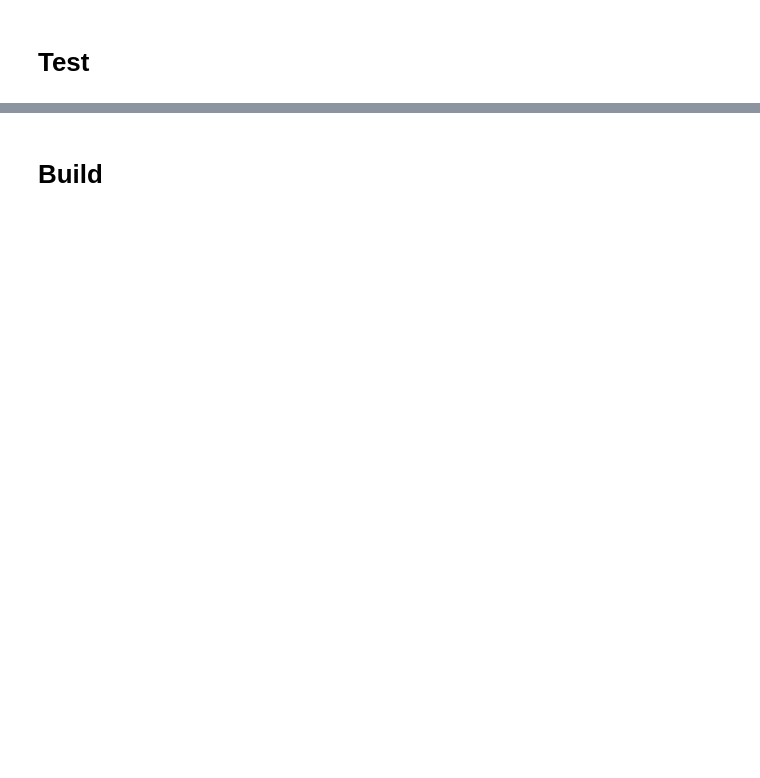
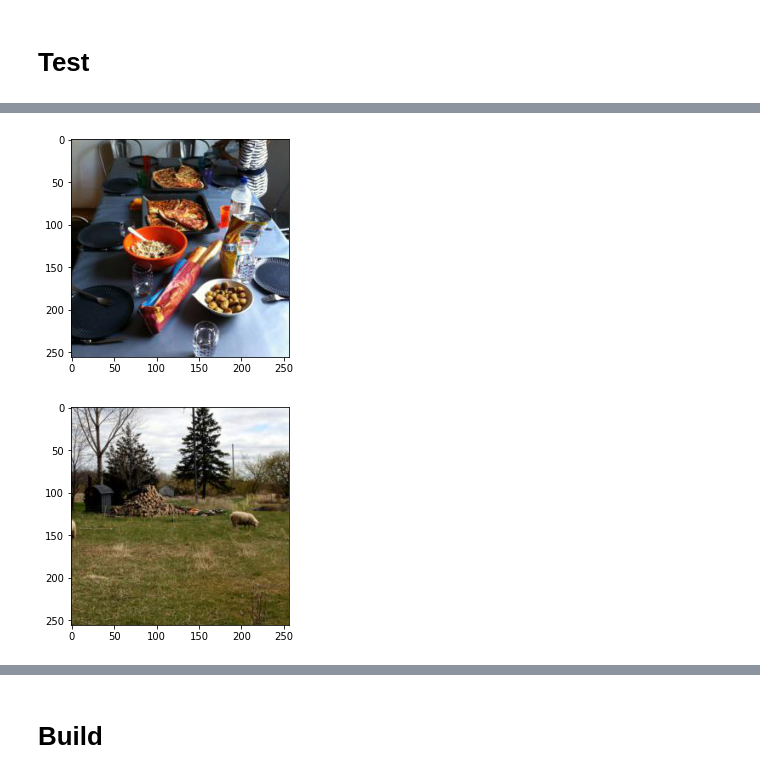
Before and after one commit to justinblaber/style_transfer, a Jupyter notebook: data.ipynb, the cells around one changed output, grey strips where cells are left out. Cells and saved outputs as stored; diff of their text form; code cells hidden in the pictures; blank space fills up the shorter version.

```diff
--- a/data.ipynb
+++ b/data.ipynb
@@ -83,0 +152,5 @@ df_val.to_csv(file_val, index=False)
+# %%
+#export
+class SubsetDataloader(data.DataLoader):
+    def __init__(self, dataset, num_samples=None, **kwargs):
+        super().__init__(dataset, sampler=SubsetSampler(dataset, num_samples), **kwargs)
@@ -89,3 +177,6 @@ file_trn = dir_data/'content'/'trn.csv'
+# %%
+def _get_img_csv_dataset(t, tfms=None):
+    return ImgCSVDataset(dir_content/'formatted_256'/t/'imgs', dir_content/f'{t}.csv', tfms)
 # %%
 tfms = transforms.Compose([transforms.ToTensor(),
                            transforms.Normalize(mean=[0.485, 0.456, 0.406],
@@ -95,8 +184,10 @@ ds_trn = ImgCSVDataset(dir_imgs, file_trn, tfms=tfms)
+# %%
+ds_trn = _get_img_csv_dataset('trn', tfms)
 # %%
 batch_size = 4
 num_workers = 4
 pin_memory = False
-num_samples = 10
+num_samples = 6
 
 dl_trn = SubsetDataloader(ds_trn,
                           batch_size=batch_size,
@@ -105,0 +201,8 @@ dl_trn = SubsetDataloader(ds_trn,
+# %%
+for idx, (X,y) in enumerate(dl_trn):
+    plt.figure(idx)
+    img = torch2np(X[0])
+    plt.imshow(denorm(img))
+# %% [output]
+[figure, added]
+[figure, added]
```
Also changed, not shown: parts of 27 cells of this notebook, 10 other files.
